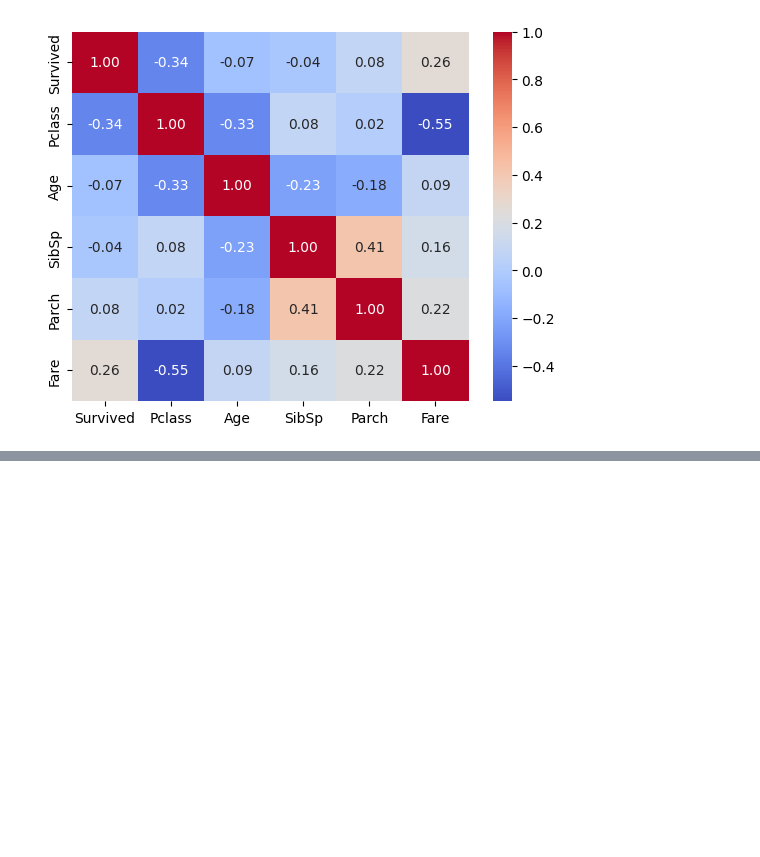
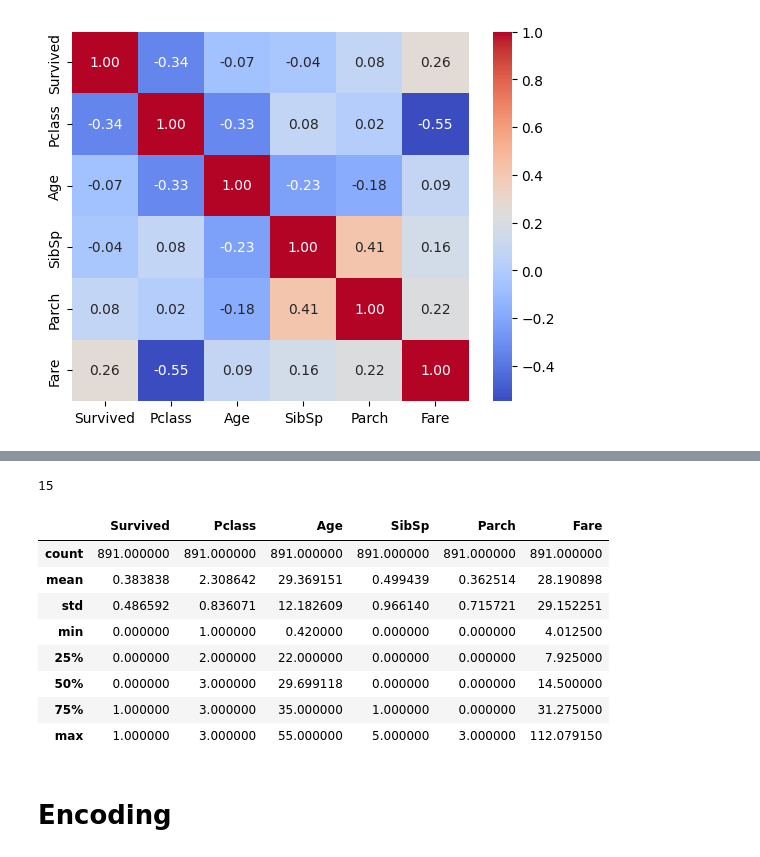
Before and after one commit to burakltnds/Kaggle_Notebook, a Jupyter notebook: titanic.ipynb, the cells around one changed output, grey strips where cells are left out. Saved outputs shown, nothing was run; the diff lists cells and outputs as text; code cells hidden in the pictures; blank space fills up the shorter version.

```diff
--- a/titanic.ipynb
+++ b/titanic.ipynb
@@ -121,0 +187,5 @@ sns.heatmap(korelasyon , annot = True,fmt=".2f",cmap="coolwarm")
+# %%
+train_data["SibSp"].value_counts()
+train_data.loc[train_data["SibSp"] > 4 , "SibSp" ] = 5
+train_data["Parch"].value_counts()
+train_data.loc[train_data["Parch"] > 2 , "Parch"] = 3
@@ -121,0 +194,20 @@ sns.heatmap(korelasyon , annot = True,fmt=".2f",cmap="coolwarm")
+# %%
+check_features = ["Age" , "Fare"]
+for col in check_features:
+    Q1 = train_data[col].quantile(0.25)
+    Q3 = train_data[col].quantile(0.75)
+    IQR = Q3 - Q1
+    ust_sinir = Q3 + ( 1.5 * IQR )
+    alt_sinir = Q1 - ( 1.5 * IQR )
+
+    aykiri_sayisi = len (train_data[(train_data[col] > ust_sinir) | (train_data[col] < alt_sinir)])
+    print(f"---{col} Analizi---")
+    print(f"Üst Sınır: {ust_sinir} Alt Sınır: {alt_sinir}")
+    print(f"Aykırı Yolcu Sayısı: {aykiri_sayisi}")
+
+train_data.loc[train_data["Age" ] > 55 , "Age"] = 55
+
+fare_95 = train_data["Fare"].quantile(0.95)
+print(len (train_data[train_data["Fare"] > fare_95] ))
+
+train_data.loc[train_data["Fare"] > fare_95 , "Fare"] = fare_95
@@ -121,0 +222,18 @@ sns.heatmap(korelasyon , annot = True,fmt=".2f",cmap="coolwarm")
+# %%
+fare_is_zero = len (train_data[train_data["Fare"] == 0])
+print(fare_is_zero)
+train_data.loc[train_data["Fare"] == 0 , "Fare"] = train_data.groupby("Pclass")["Fare"].transform("median")
+train_data.describe()
+# %% [output]
+15
+|  | Survived | Pclass | Age | SibSp | Parch | Fare |
+| count | 891.000000 | 891.000000 | 891.000000 | 891.000000 | 891.000000 | 891.000000 |
+| mean | 0.383838 | 2.308642 | 29.369151 | 0.499439 | 0.362514 | 28.190898 |
+| std | 0.486592 | 0.836071 | 12.182609 | 0.966140 | 0.715721 | 29.152251 |
+| min | 0.000000 | 1.000000 | 0.420000 | 0.000000 | 0.000000 | 4.012500 |
+| 25% | 0.000000 | 2.000000 | 22.000000 | 0.000000 | 0.000000 | 7.925000 |
+| 50% | 0.000000 | 3.000000 | 29.699118 | 0.000000 | 0.000000 | 14.500000 |
+| 75% | 1.000000 | 3.000000 | 35.000000 | 1.000000 | 0.000000 | 31.275000 |
+| max | 1.000000 | 3.000000 | 55.000000 | 5.000000 | 3.000000 | 112.079150 |
+# %% [markdown]
+# Encoding
```
Also changed, not shown: parts of 9 cells of this notebook.
